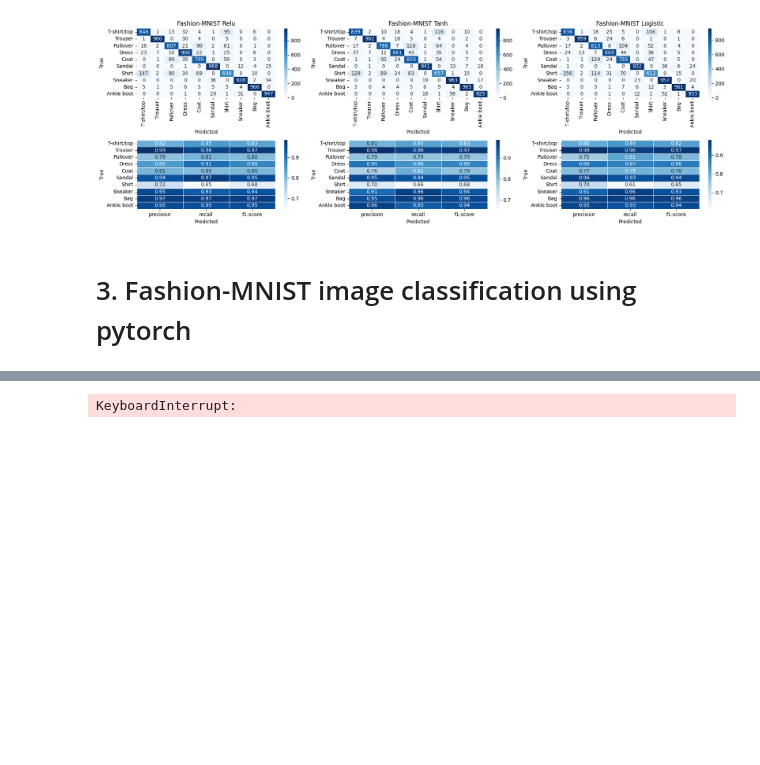
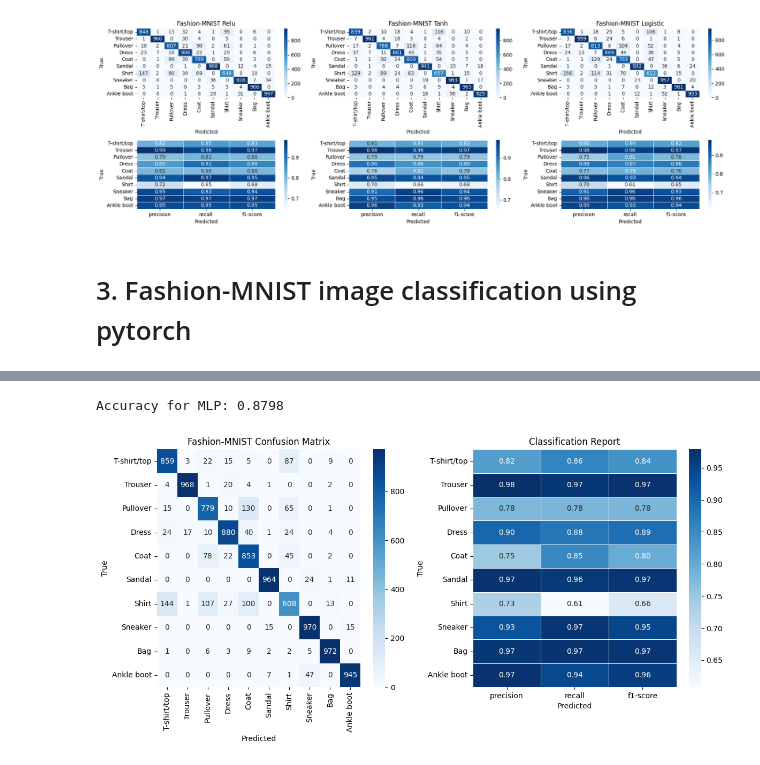
Before and after one commit to Shinyhunter95/math-data-science-course-Project3, a Jupyter notebook: project3.ipynb, the cells around one changed output, grey strips where cells are left out. Cells and saved outputs as stored; diff of their text form; code cells hidden in the pictures; blank space fills up the shorter version.

```diff
--- a/project3.ipynb
+++ b/project3.ipynb
@@ -530,6 +534,7 @@ os.kill(os.getpid(), 9)
 import torch.nn as nn
 import torch.optim as optim
 import torch.nn.functional as F
+import pandas as pd
 from torch.optim import Adam
 from tqdm import tqdm  # for progress bars
 
@@ -767,7 +772,7 @@ train_model(model, train_loader, val_loader, epochs=10)
 
 # train_model(model, train_loader, val_loader, epochs=5)
 
-from sklearn.metrics import confusion_matrix, classification_report
+from sklearn.metrics import confusion_matrix, classification_report, accuracy_score
 import matplotlib.pyplot as plt
 import seaborn as sns
 import numpy as np
@@ -805,35 +810,44 @@ class_names = [
     "T-shirt/top", "Trouser", "Pullover", "Dress", "Coat",
     "Sandal", "Shirt", "Sneaker", "Bag", "Ankle boot"
 ]
 
 # plt.figure(figsize=(10,8))
 # sns.heatmap(cm, annot=True, fmt="d", cmap="Blues",
 #             xticklabels=class_names, yticklabels=class_names)
 # plt.xlabel("Predicted")
 # plt.ylabel("True")
 # plt.title("Fashion-MNIST Confusion Matrix")
 # plt.show()
 
 
-# # --- Classification report ---
-# print("\nClassification Report:")
-# CR = classification_report(labels, preds, target_names=class_names)
+# Classification report
 
+CR = classification_report(labels, preds, target_names=class_names, output_dict=True)
+if 'accuracy' in CR:
+    del CR['accuracy']
+if 'macro avg' in CR:
+    del CR['macro avg']
+if 'weighted avg' in CR:
+    del CR['weighted avg']
+
+AccuracyScore = accuracy_score(y_test, preds)
+print(f"Accuracy for MLP: {AccuracyScore}")
 
 fig, (ax1, ax2) = plt.subplots(1, 2, figsize=(12, 6))
 
 sns.heatmap(pd.DataFrame(CR).iloc[:-1, :].T, annot=True, ax=ax2, cmap='Blues', fmt='.2f', linewidths=.5)
 ax2.set_title('Classification Report')
 ax2.set_xlabel('Predicted')
 ax2.set_ylabel('True')
 
-sns.heatmap(cm, annot=True, fmt="d", cmap="Blues",
+sns.heatmap(cm, annot=True, ax=ax1, fmt="d", cmap="Blues",
             xticklabels=class_names, yticklabels=class_names)
 ax1.set_xlabel("Predicted")
 ax1.set_ylabel("True")
 ax1.set_title("Fashion-MNIST Confusion Matrix")
 
 plt.tight_layout()
 plt.show()
 # %% [output]
-KeyboardInterrupt:
+Accuracy for MLP: 0.8798
+[figure, added]
```
Also changed, not shown: parts of 2 cells of this notebook.
